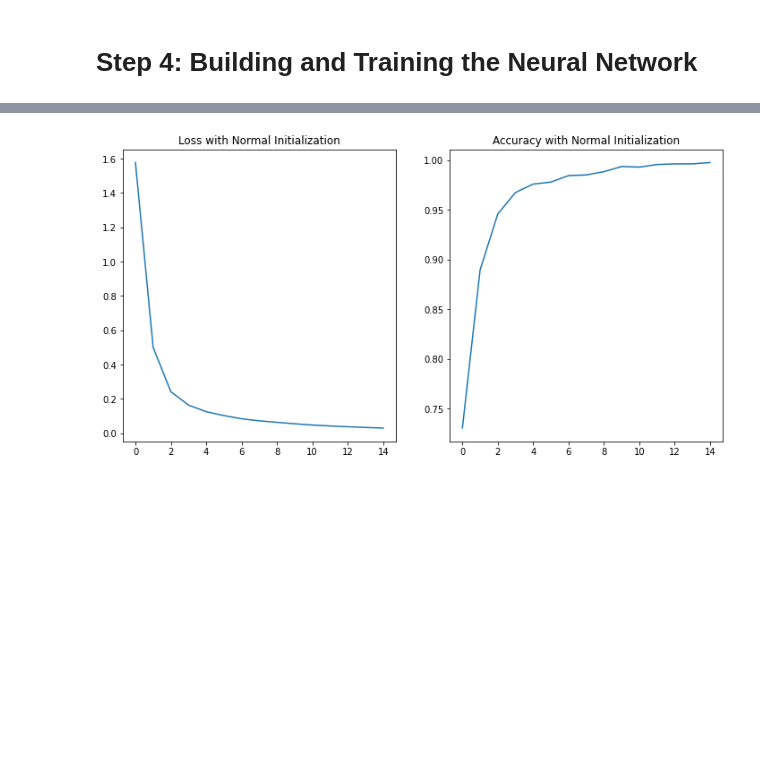
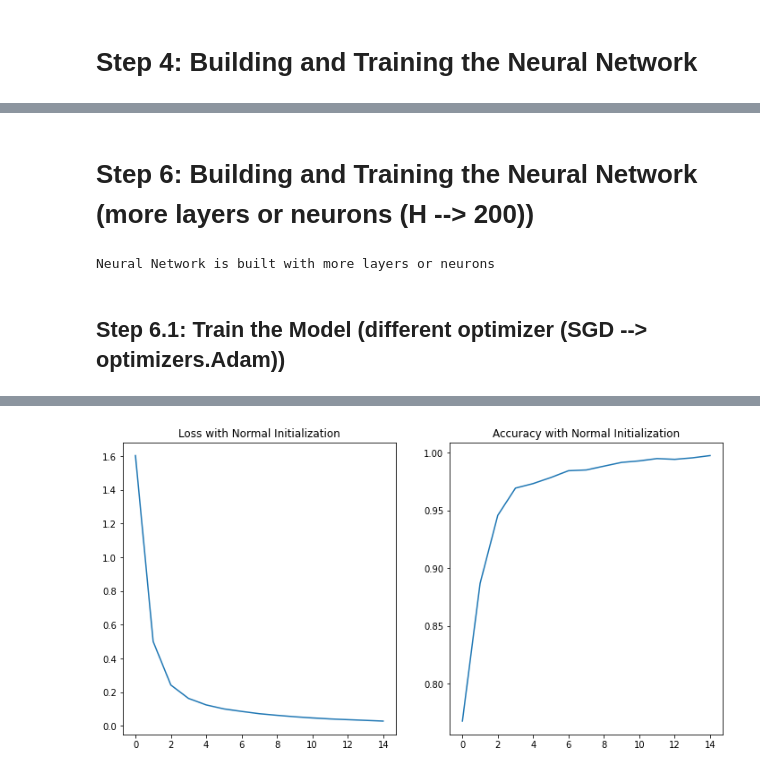
Before and after one commit to KeremDUZENLI/python-keras-deep-learning, a Jupyter notebook: notebooks/1_neural_networks.ipynb, the cells around one changed output, grey strips where cells are left out. Saved outputs shown, nothing was run; the diff lists cells and outputs as text; code cells hidden in the pictures; blank space fills up the shorter version.

```diff
--- a/notebooks/1_neural_networks.ipynb
+++ b/notebooks/1_neural_networks.ipynb
@@ -247,27 +305,52 @@ Epoch 15/15
+# %% [markdown]
+# Step 6: Building and Training the Neural Network (more layers or neurons (H --> 200))
+# %%
+from keras import initializers
+
+# Use normal initialization
+normal_init = initializers.RandomNormal(stddev=0.01)
+
+model = Sequential()
+model.add(Dense(200, input_dim=N, kernel_initializer=normal_init))
+model.add(Activation("tanh"))
+model.add(Dense(K, kernel_initializer=normal_init))
+model.add(Activation("softmax"))
+
+print("Neural Network is built with more layers or neurons")
+# %% [output]
+Neural Network is built with more layers or neurons
+# %% [markdown]
+## Step 6.1: Train the Model (different optimizer (SGD --> optimizers.Adam))
 # %%
-from keras import initializers
-
-# Use normal initialization
-normal_init = initializers.RandomNormal(stddev=0.01)
-
-model = Sequential()
-model.add(Dense(200, input_dim=N, kernel_initializer=normal_init))
-model.add(Activation("tanh"))
-model.add(Dense(K, kernel_initializer=normal_init))
-model.add(Activation("softmax"))
-
+## Compile the model
 model.compile(optimizer=optimizers.Adam(), loss='categorical_crossentropy', metrics=['accuracy'])
 
+# Train the model
 history_init = model.fit(X_train, Y_train, epochs=15, batch_size=32)
 
-# Plot results
+
+## Visualizing Training Progress
 plt.figure(figsize=(12, 6))
+
+# Training Loss
 plt.subplot(1, 2, 1)
 plt.plot(history_init.history['loss'])
 plt.title('Loss with Normal Initialization')
+
+# Training Accuracy
 plt.subplot(1, 2, 2)
 plt.plot(history_init.history['accuracy'])
 plt.title('Accuracy with Normal Initialization')
 plt.show()
+
+
+## Ensure one-hot encoding for labels
+Y_train = to_categorical(y_train)
+Y_test = to_categorical(y_test)
+
+# Evaluate on test data
+test_loss, test_accuracy = model.evaluate(X_test, Y_test)
+print(f"Test Loss: {test_loss:.4f}")
+print(f"Test Accuracy: {test_accuracy:.4f}")
 # %% [output]
 Epoch 1/15
@@ -290 +373 @@ Epoch 15/15
-[figure, old version]
+[figure, new version]
```
Also changed, not shown: parts of 19 cells of this notebook.
